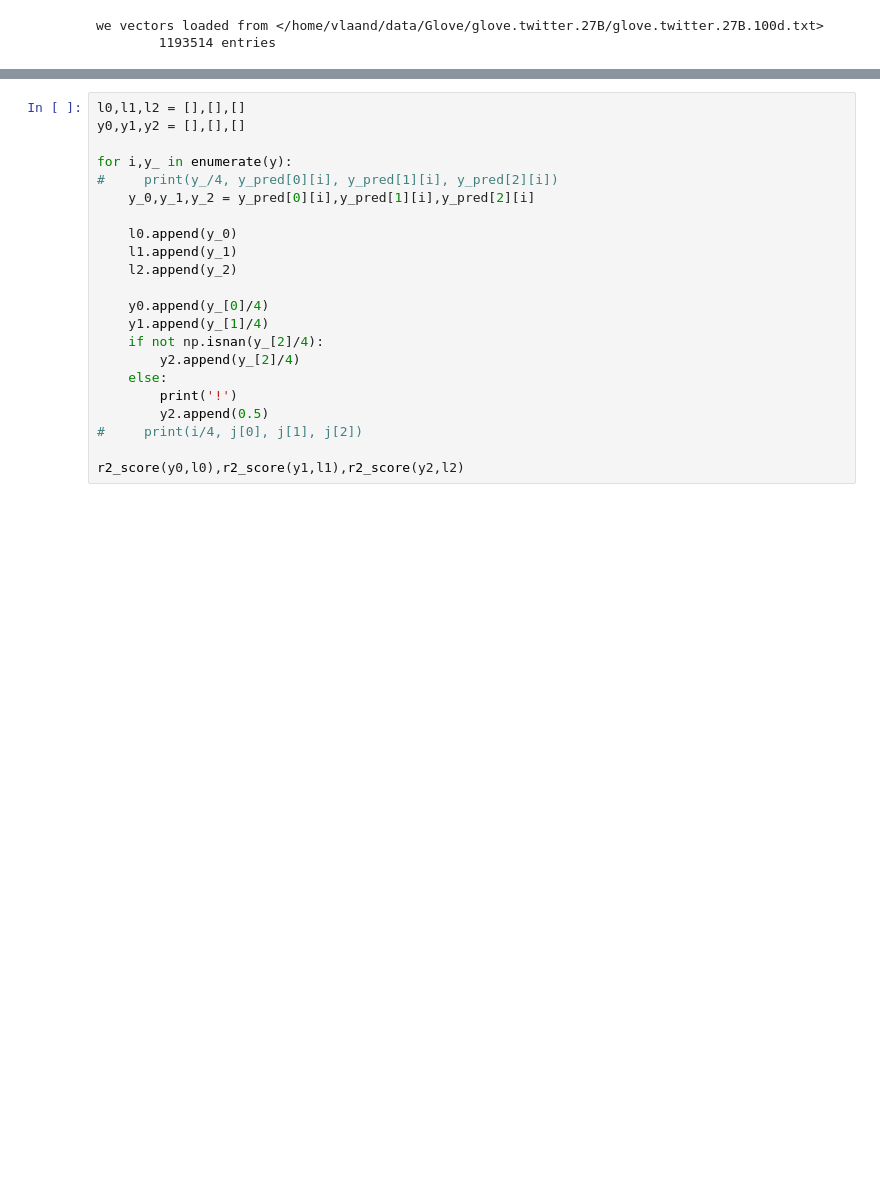
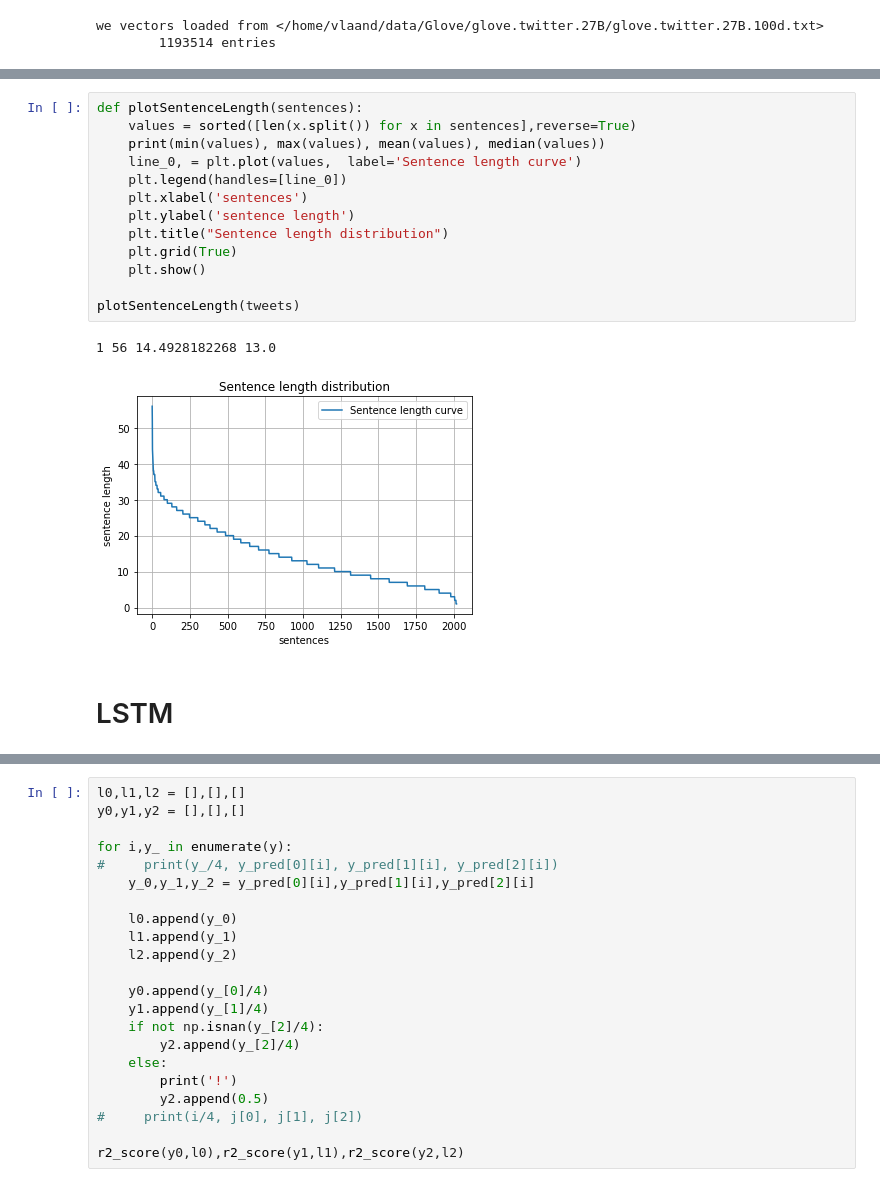
Before and after one commit to ddwell/05_emotion_fivepoint_nuig, a Jupyter notebook: fivePointRegression/fivePointRegression-Training.ipynb, the cells around one changed output, grey strips where cells are left out. Saved outputs shown, nothing was run; the diff lists cells and outputs as text; blank space fills up the shorter version.

Commit message:
LSTM almost set

```diff
--- a/fivePointRegression/fivePointRegression-Training.ipynb
+++ b/fivePointRegression/fivePointRegression-Training.ipynb
@@ -408,0 +449,18 @@ def _get_maxlen(tweets):
+# %%
+def plotSentenceLength(sentences):
+    values = sorted([len(x.split()) for x in sentences],reverse=True)
+    print(min(values), max(values), mean(values), median(values))
+    line_0, = plt.plot(values,  label='Sentence length curve')
+    plt.legend(handles=[line_0])
+    plt.xlabel('sentences')
+    plt.ylabel('sentence length')
+    plt.title("Sentence length distribution")
+    plt.grid(True)
+    plt.show()
+
+plotSentenceLength(tweets)
+# %% [output]
+1 56 14.4928182268 13.0
+[figure, added]
+# %% [markdown]
+# LSTM
```
Also changed, not shown: parts of 30 cells of this notebook, 1 other file.
